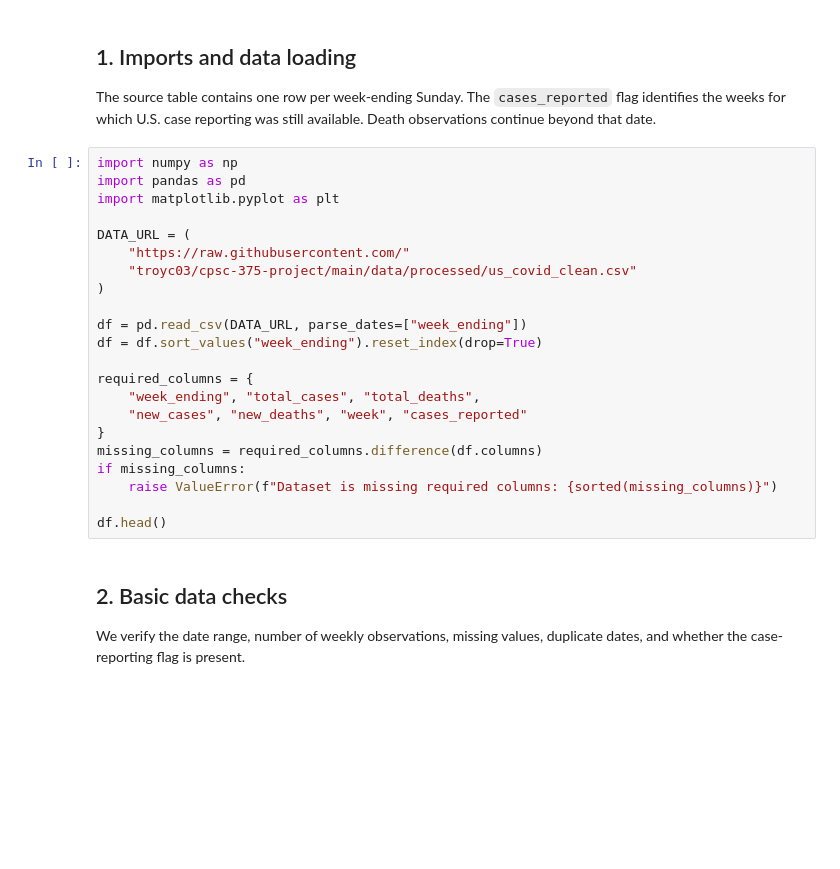
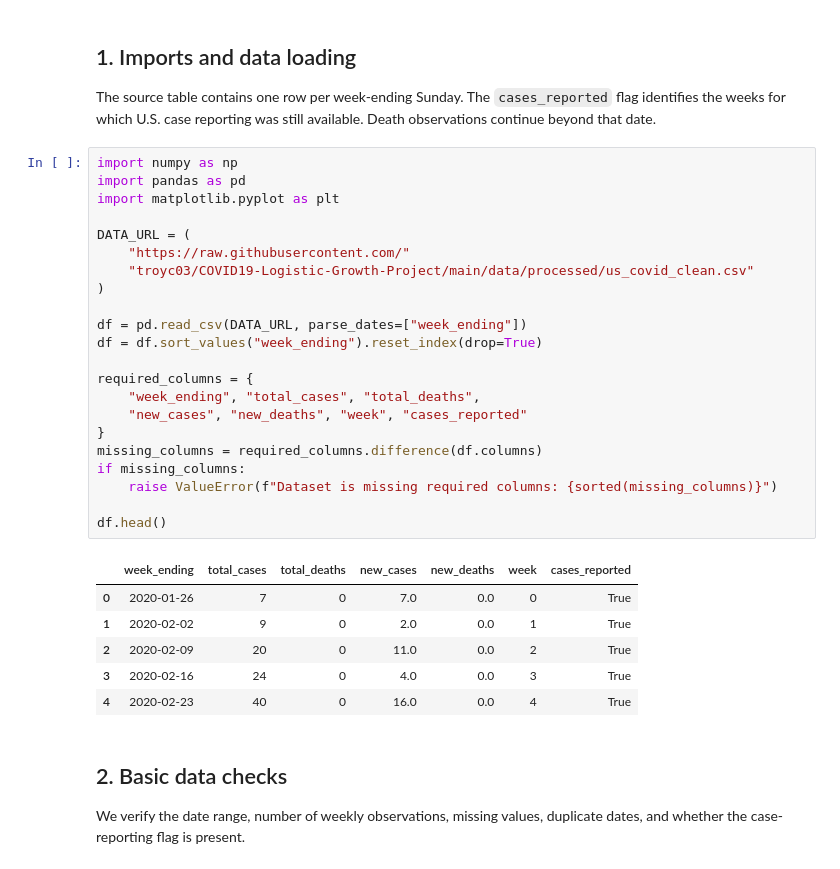
Before and after one commit to troyc03/COVID19-Logistic-Growth-Project, a Jupyter notebook: notebooks/exploratory_data_analysis.ipynb, the cells around one changed output. Drawn from its saved outputs; the diff is of its cells as text; blank space fills up the shorter version.

```diff
--- a/notebooks/exploratory_data_analysis.ipynb
+++ b/notebooks/exploratory_data_analysis.ipynb
@@ -15,25 +15,32 @@ The source table contains one row per week-ending Sunday. The `cases_reported` f
 # %%
 import numpy as np
 import pandas as pd
 import matplotlib.pyplot as plt
 
 DATA_URL = (
     "https://raw.githubusercontent.com/"
-    "troyc03/cpsc-375-project/main/data/processed/us_covid_clean.csv"
+    "troyc03/COVID19-Logistic-Growth-Project/main/data/processed/us_covid_clean.csv"
 )
 
 df = pd.read_csv(DATA_URL, parse_dates=["week_ending"])
 df = df.sort_values("week_ending").reset_index(drop=True)
 
 required_columns = {
     "week_ending", "total_cases", "total_deaths",
     "new_cases", "new_deaths", "week", "cases_reported"
 }
 missing_columns = required_columns.difference(df.columns)
 if missing_columns:
     raise ValueError(f"Dataset is missing required columns: {sorted(missing_columns)}")
 
 df.head()
+# %% [output]
+|  | week_ending | total_cases | total_deaths | new_cases | new_deaths | week | cases_reported |
+| 0 | 2020-01-26 | 7 | 0 | 7.0 | 0.0 | 0 | True |
+| 1 | 2020-02-02 | 9 | 0 | 2.0 | 0.0 | 1 | True |
+| 2 | 2020-02-09 | 20 | 0 | 11.0 | 0.0 | 2 | True |
+| 3 | 2020-02-16 | 24 | 0 | 4.0 | 0.0 | 3 | True |
+| 4 | 2020-02-23 | 40 | 0 | 16.0 | 0.0 | 4 | True |
 # %% [markdown]
 ## 2. Basic data checks
 
```
Also changed, not shown: parts of 6 cells of this notebook, 1 other file.
